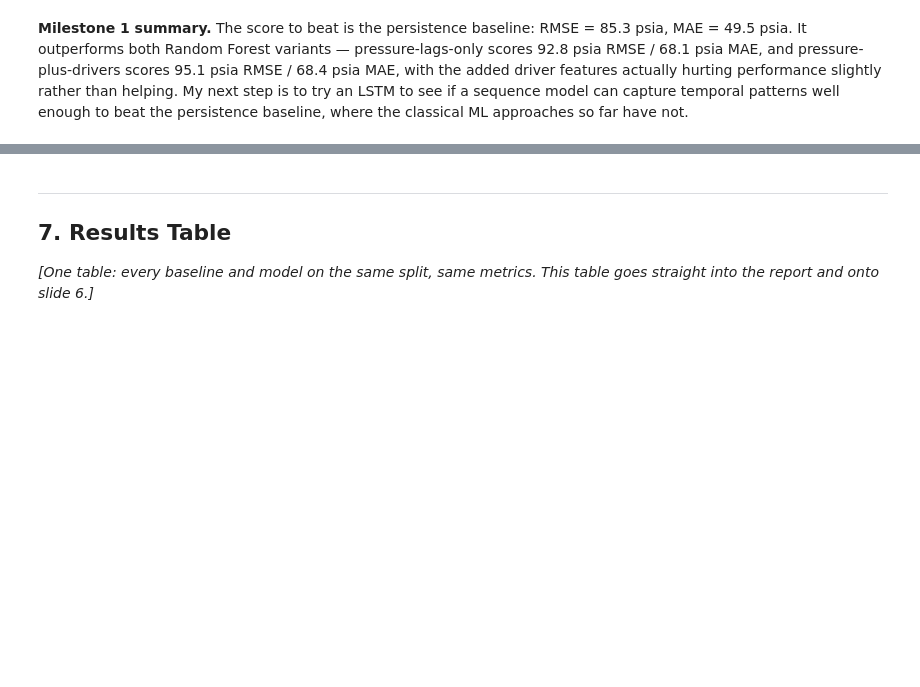
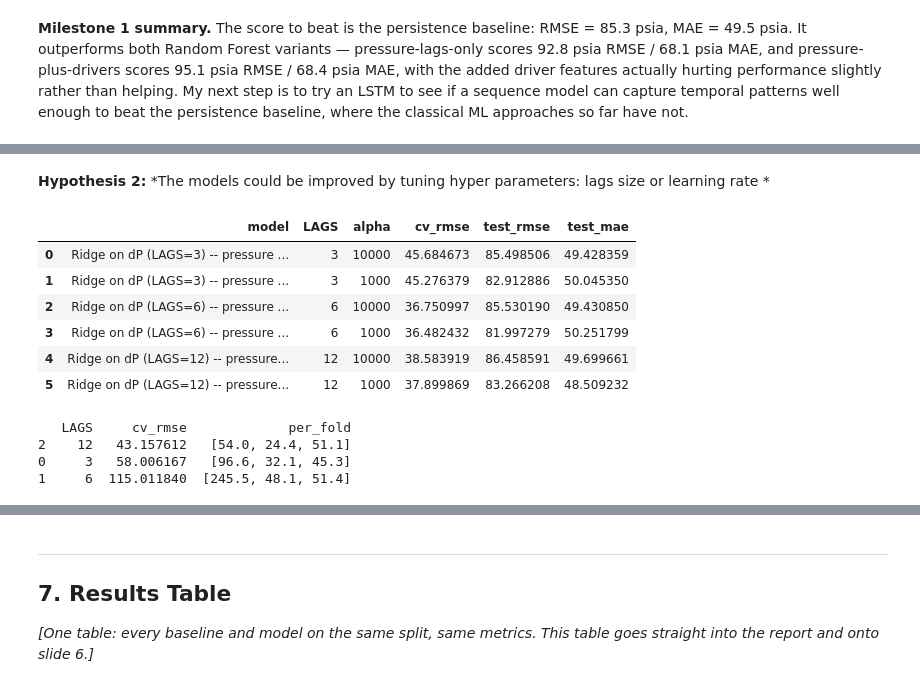
Before and after one commit to sadaraka-kadi/ml4pe-pressure-forecasting, a Jupyter notebook: notebooks/capstone.ipynb, the cells around one changed output, grey strips where cells are left out. Cells and saved outputs as stored; diff of their text form; code cells hidden in the pictures; blank space fills up the shorter version.

```diff
--- a/notebooks/capstone.ipynb
+++ b/notebooks/capstone.ipynb
@@ -605,0 +447,43 @@ log_result(track="C",
+# %% [markdown]
+**Hypothesis 2:** *The models could be improved by tuning hyper parameters: lags size or learning rate *
+# %%
+# Experiment 2
+# Changing lags from 6 to 3 and 12
+
+# Ridge Model
+
+def ridge_dP(lags):
+    lagged = pd.concat({f"{c}_lag{k}": volve[c].shift(k) for c in DRIVERS for k in range(1, lags + 1)}, axis=1)
+    t = pd.concat([volve[["Date", "Pressure_psia"]], lagged], axis=1).dropna().reset_index(drop=True)
+
+    t["dP"] = t["Pressure_psia"] - t["Pressure_psia_lag1"]
+    for k in range(1, lags):
+        t[f"dP_lag{k}"] = t[f"Pressure_psia_lag{k}"] - t[f"Pressure_psia_lag{k + 1}"]
+    dp_feats = [f"dP_lag{k}" for k in range(1, lags)]
+    drv_feats = [f"{c}_lag{k}" for c in DRIVERS[1:] for k in range(1, lags + 1)]
+
+    tr, te = t.iloc[:-TEST_MONTHS], t.iloc[-TEST_MONTHS:]
+    rows = []
+    for label, feats in [("pressure history only", dp_feats), ("pressure + drivers", dp_feats + drv_feats)]:
+        search = GridSearchCV(make_pipeline(StandardScaler(), Ridge()),
+                              {"ridge__alpha": [1, 10, 100, 1000, 10000]},
+                              cv=TimeSeriesSplit(n_splits=4),
+                              scoring="neg_root_mean_squared_error").fit(tr[feats], tr["dP"])
+        pred = te["Pressure_psia_lag1"].values + search.predict(te[feats])
+        rows.append({"model": f"Ridge on dP (LAGS={lags}) -- {label}", "LAGS": lags,
+                     "alpha": search.best_params_["ridge__alpha"],
+                     "cv_rmse": -search.best_score_,
+                     "test_rmse": rmse(te["Pressure_psia"].values, pred),
+                     "test_mae": mean_absolute_error(te["Pressure_psia"].values, pred)})
+    return rows
+# %%
+lag_df = pd.DataFrame([r for lags in [3, 6, 12] for r in ridge_dP(lags)])
+lag_df
+# %% [output]
+|  | model | LAGS | alpha | cv_rmse | test_rmse | test_mae |
+| 0 | Ridge on dP (LAGS=3) -- pressure ... | 3 | 10000 | 45.684673 | 85.498506 | 49.428359 |
+| 1 | Ridge on dP (LAGS=3) -- pressure ... | 3 | 1000 | 45.276379 | 82.912886 | 50.045350 |
+| 2 | Ridge on dP (LAGS=6) -- pressure ... | 6 | 10000 | 36.750997 | 85.530190 | 49.430850 |
+| 3 | Ridge on dP (LAGS=6) -- pressure ... | 6 | 1000 | 36.482432 | 81.997279 | 50.251799 |
+| 4 | Ridge on dP (LAGS=12) -- pressure... | 12 | 10000 | 38.583919 | 86.458591 | 49.699661 |
+| 5 | Ridge on dP (LAGS=12) -- pressure... | 12 | 1000 | 37.899869 | 83.266208 | 48.509232 |
@@ -605,0 +544,12 @@ log_result(track="C",
+# %%
+lag_cv = pd.DataFrame([
+    {"LAGS": L, "cv_rmse": (r := cv_score(L))[0], "per_fold": [round(f, 1) for f in r[1]]}
+    for L in [3, 6, 12]
+]).sort_values("cv_rmse")
+print(lag_cv)
+best_lags = int(lag_cv.iloc[0]["LAGS"])
+# %% [output]
+   LAGS     cv_rmse             per_fold
+2    12   43.157612   [54.0, 24.4, 51.1]
+0     3   58.006167   [96.6, 32.1, 45.3]
+1     6  115.011840  [245.5, 48.1, 51.4]
```
Also changed, not shown: parts of 37 cells of this notebook.
